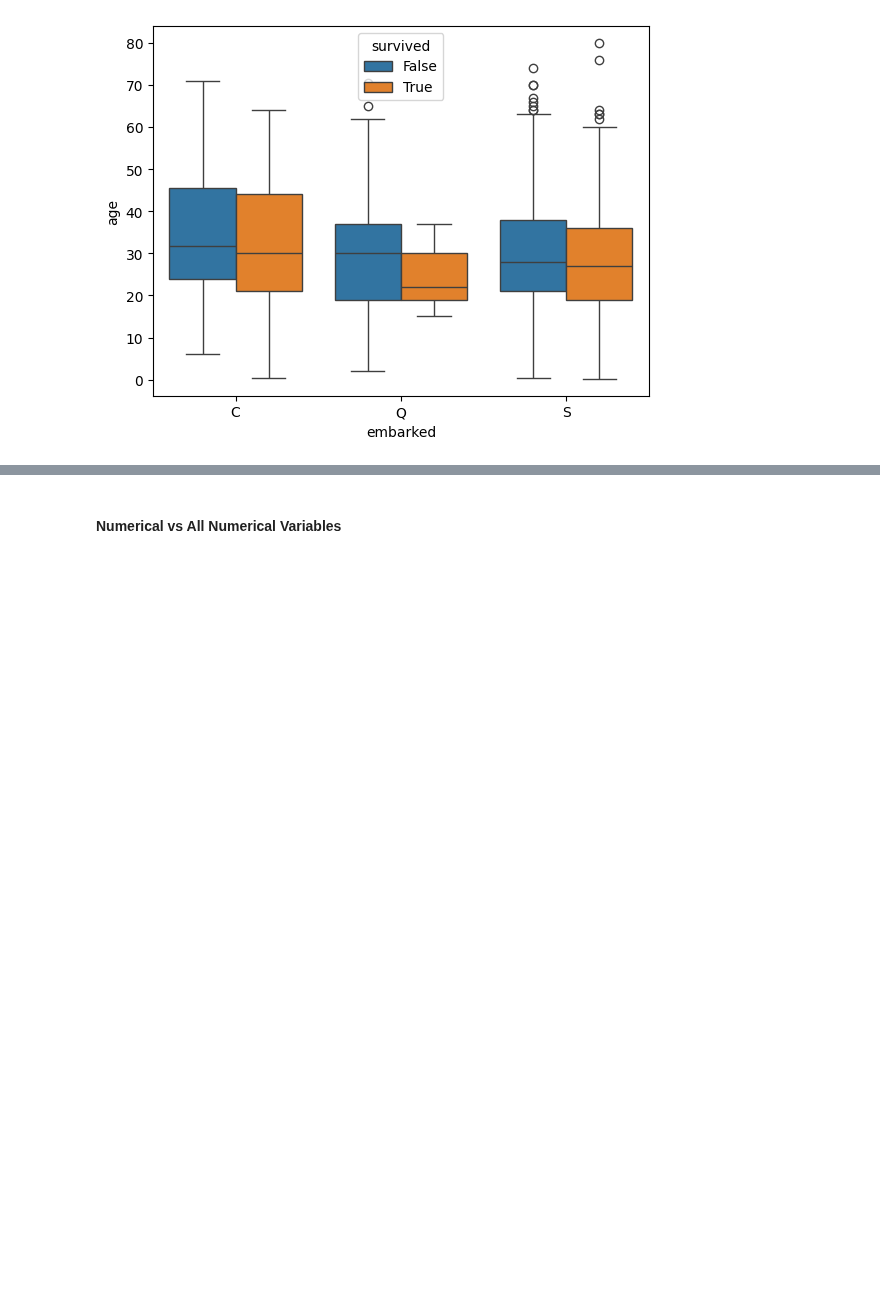
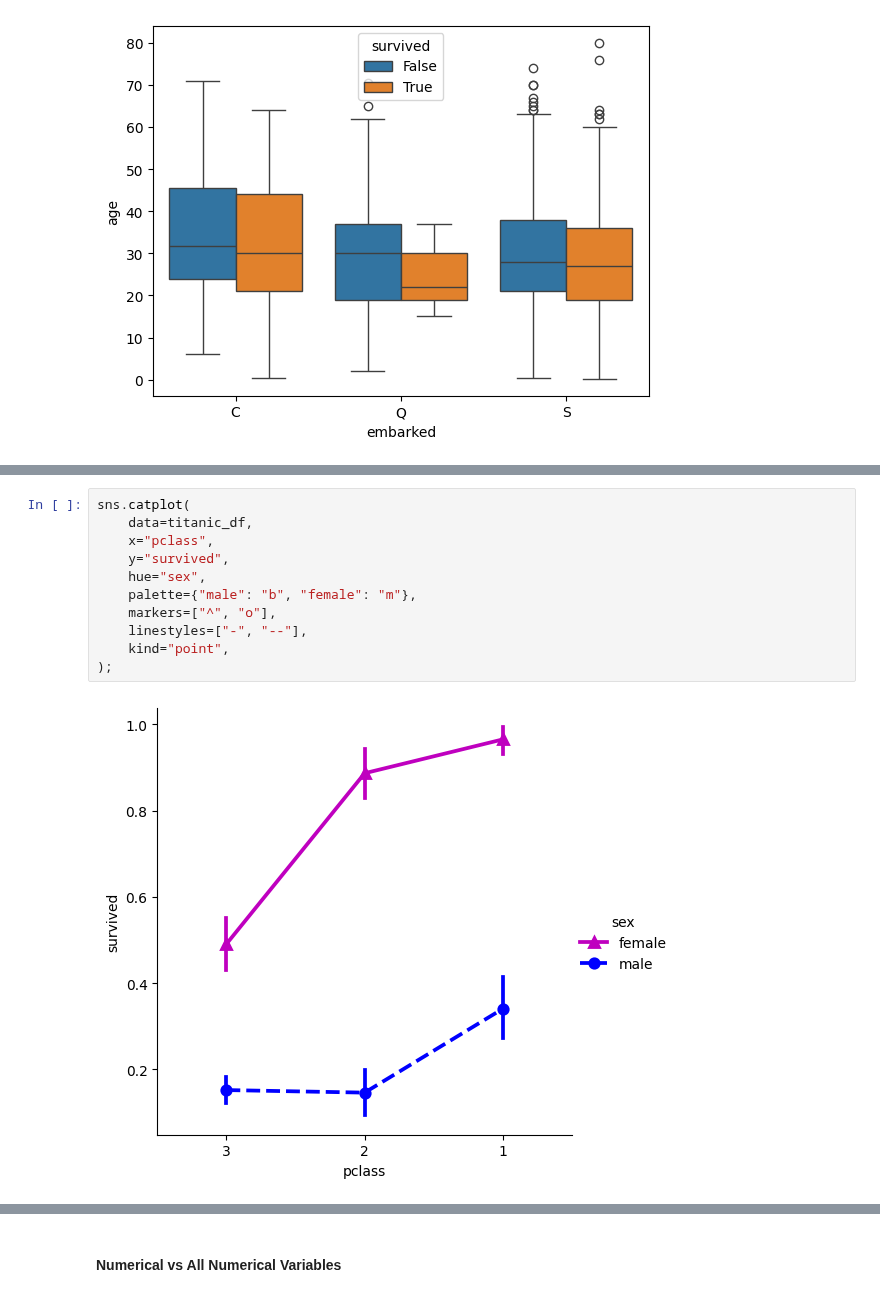
Before and after one commit to JoseRZapata/demo-data-science-template, a Jupyter notebook: notebooks/3-analysis/02-jrz-data_description_Manual-pandas-2024_10_24.ipynb, the cells around one changed output, grey strips where cells are left out. Cells and saved outputs as stored; diff of their text form; blank space fills up the shorter version.

```diff
--- a/notebooks/3-analysis/02-jrz-data_description_Manual-pandas-2024_10_24.ipynb
+++ b/notebooks/3-analysis/02-jrz-data_description_Manual-pandas-2024_10_24.ipynb
@@ -1342,0 +1383,13 @@ sns.boxplot(data=titanic_df, x="embarked", y="age", hue="survived");
+# %%
+sns.catplot(
+    data=titanic_df,
+    x="pclass",
+    y="survived",
+    hue="sex",
+    palette={"male": "b", "female": "m"},
+    markers=["^", "o"],
+    linestyles=["-", "--"],
+    kind="point",
+);
+# %% [output]
+[figure, added]
```
Also changed, not shown: parts of 35 cells of this notebook.
